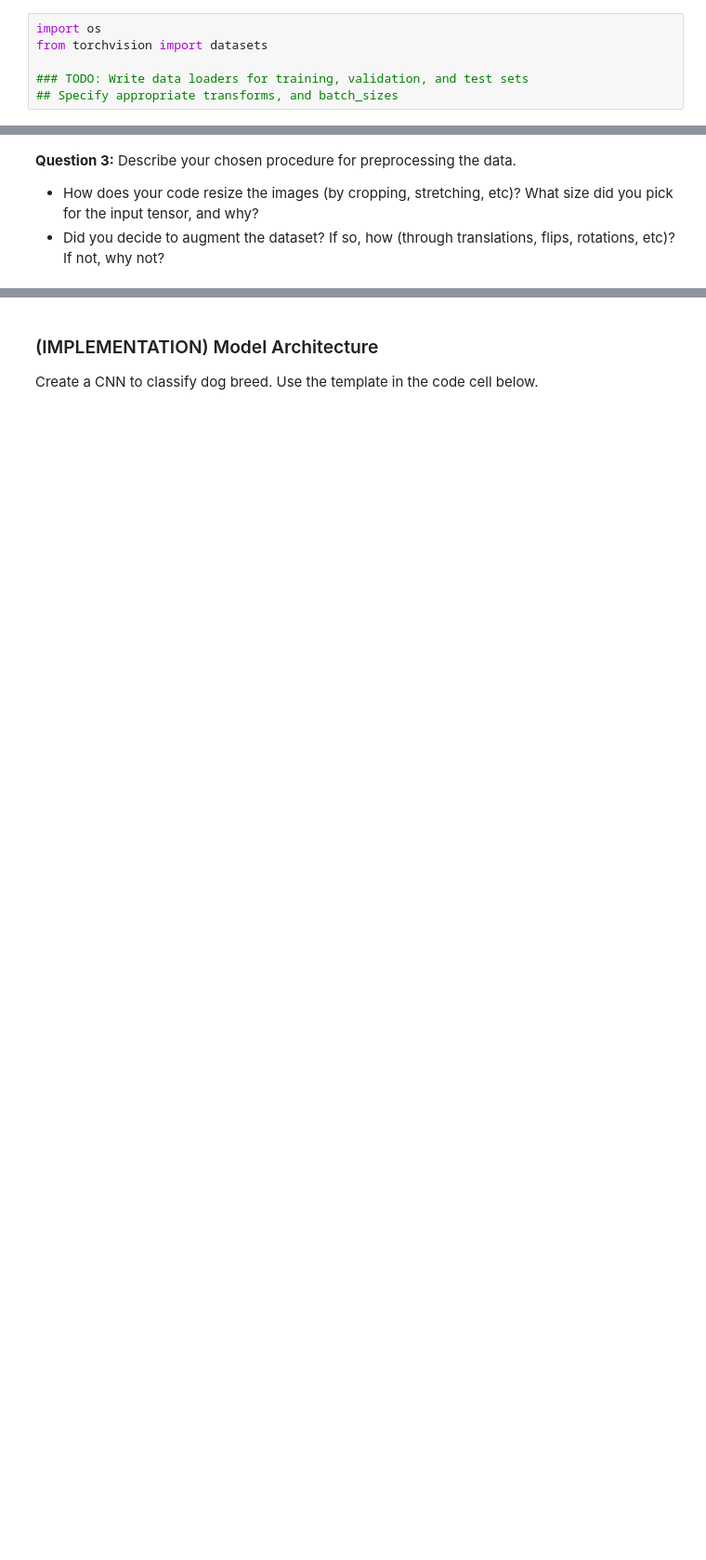
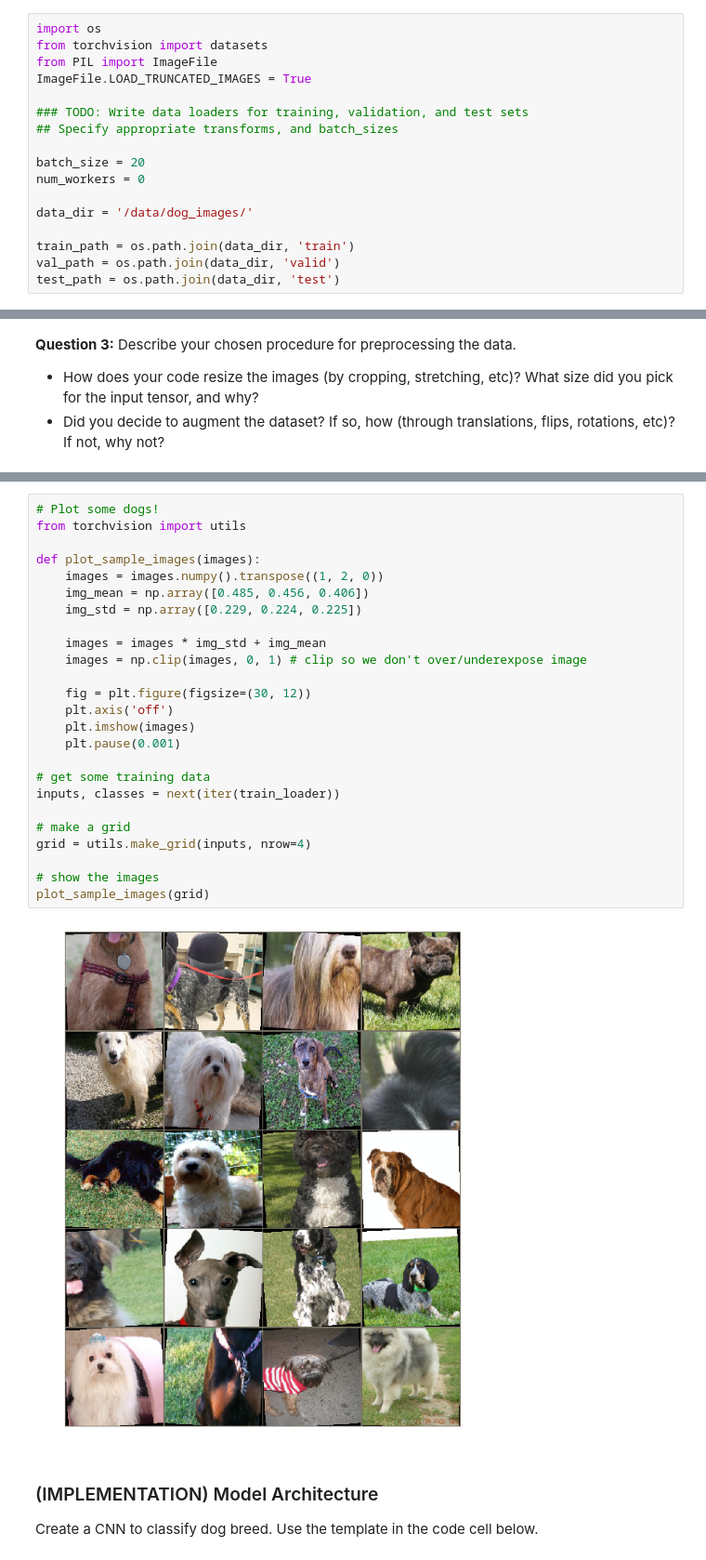
Before and after one commit to anthony-wang/deep-learning-v2-pytorch, a Jupyter notebook: project-dog-classification/dog_app_aw.ipynb, the cells around one changed output, grey strips where cells are left out. Shown at 93% size. Cells and saved outputs as stored; diff of their text form; blank space fills up the shorter version.

```diff
--- a/project-dog-classification/dog_app_aw.ipynb
+++ b/project-dog-classification/dog_app_aw.ipynb
@@ -263,6 +322,17 @@ Use the code cell below to write three separate [data loaders](http://pytorch.or
 # %%
 import os
 from torchvision import datasets
+from PIL import ImageFile
+ImageFile.LOAD_TRUNCATED_IMAGES = True
 
 ### TODO: Write data loaders for training, validation, and test sets
 ## Specify appropriate transforms, and batch_sizes
+
+batch_size = 20
+num_workers = 0
+
+data_dir = '/data/dog_images/'
+
+train_path = os.path.join(data_dir, 'train')
+val_path = os.path.join(data_dir, 'valid')
+test_path = os.path.join(data_dir, 'test')
@@ -275,3 +404,30 @@ from torchvision import datasets
+# %%
+# Plot some dogs!
+from torchvision import utils
+
+def plot_sample_images(images):
+    images = images.numpy().transpose((1, 2, 0))
+    img_mean = np.array([0.485, 0.456, 0.406])
+    img_std = np.array([0.229, 0.224, 0.225])
+
+    images = images * img_std + img_mean
+    images = np.clip(images, 0, 1) # clip so we don't over/underexpose image
+
+    fig = plt.figure(figsize=(30, 12))
+    plt.axis('off')
+    plt.imshow(images)
+    plt.pause(0.001)
+
+# get some training data
+inputs, classes = next(iter(train_loader))
+
+# make a grid
+grid = utils.make_grid(inputs, nrow=4)
+
+# show the images
+plot_sample_images(grid)
+# %% [output]
+[figure, added]
 # %% [markdown]
 ### (IMPLEMENTATION) Model Architecture
 
```
Also changed, not shown: parts of 24 cells of this notebook.
